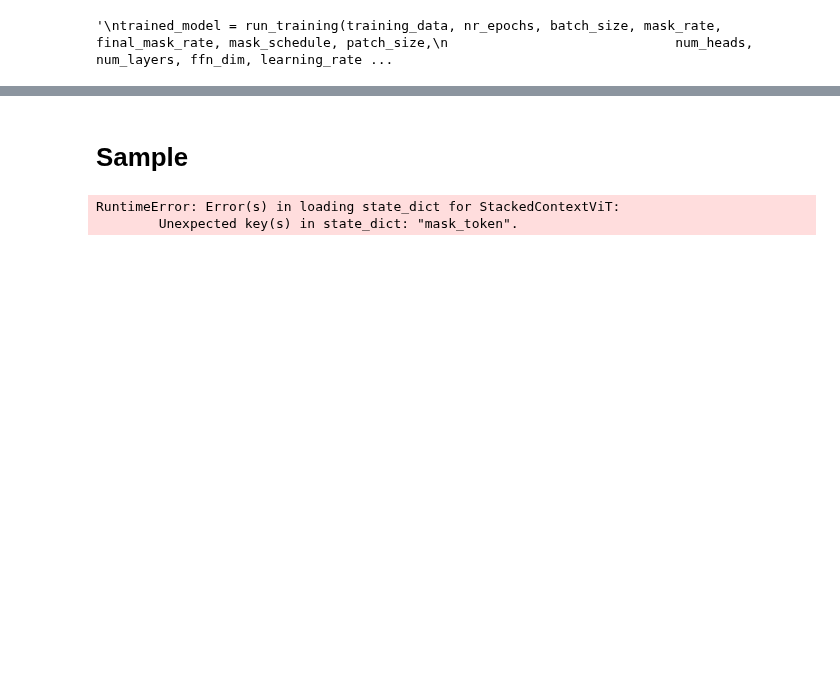
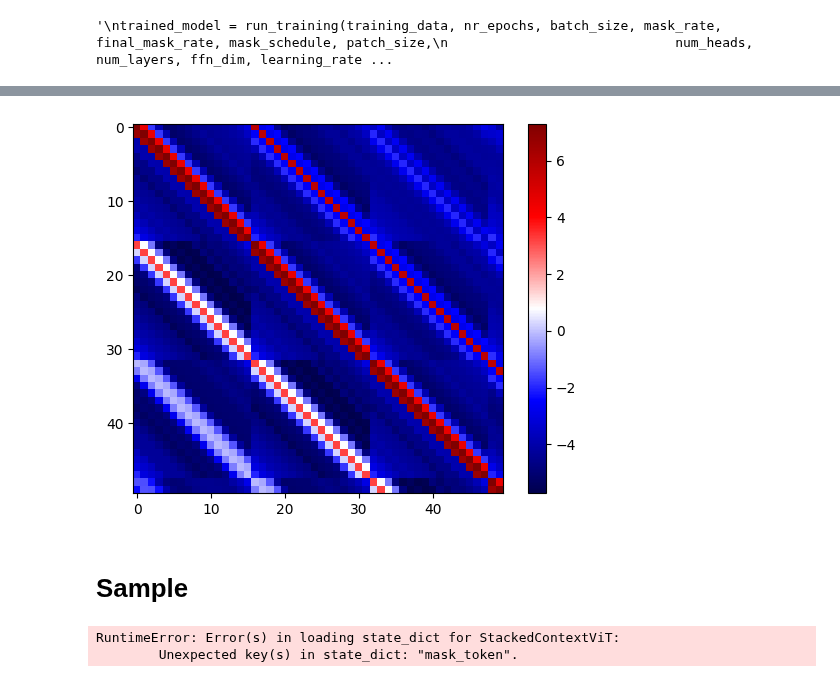
Before and after one commit to OscarOvanger/GeoDecepticon, a Jupyter notebook: ViT_notebook.ipynb, the cells around one changed output, grey strips where cells are left out. Saved outputs shown, nothing was run; the diff lists cells and outputs as text; code cells hidden in the pictures; blank space fills up the shorter version.

```diff
--- a/ViT_notebook.ipynb
+++ b/ViT_notebook.ipynb
@@ -138,0 +456,13 @@ trained_model = run_training(training_data, nr_epochs, batch_size, mask_rate, fi
+# %%
+model.to(device)
+model.vocab = model.vocab.to(device)
+model.mask_token = model.mask_token.to(device)
+reverse_manhattan_images = []
+reverse_manhattan_lls = []
+for i in range(10):
+  images,ll = generate_images_batch(model, patch_size, image_size=H, batch_size=100,device=device,
+                          condition_indices=flattened_condition_indices, condition_values=condition_values_new,
+                          generation_order="inverse manhattan")
+  images = images.cpu().detach().numpy()
+  reverse_manhattan_images.append(images)
+  reverse_manhattan_lls.append(ll)
@@ -139,3 +742,42 @@ trained_model = run_training(training_data, nr_epochs, batch_size, mask_rate, fi
+# %%
+import torch
+
+def stationary_to_full(rel_bias_table: torch.Tensor) -> torch.Tensor:
+    """
+    rel_bias_table: (2G-1, 2G-1) tensor of stationary biases
+    returns: (G*G, G*G) full covariance matrix
+    """
+    # recover G
+    D = rel_bias_table.shape[0]
+    assert D % 2 == 1, "table must be odd-sized"
+    G = (D + 1) // 2       # e.g. D=31 -> G=16
+    N = G * G              # 256
+
+    # compute patch grid coordinates 0..G-1
+    idx = torch.arange(N)
+    rows = idx // G        # shape (N,)
+    cols = idx %  G        # shape (N,)
+
+    # pairwise differences dr, dc in [-(G-1) .. (G-1)]
+    dr = rows[:, None] - rows[None, :]   # (N, N)
+    dc = cols[:, None] - cols[None, :]   # (N, N)
+
+    # shift to [0 .. 2G-2] to index into rel_bias_table
+    ir = dr + (G - 1)    # now in [0 .. 2G-2]
+    ic = dc + (G - 1)
+
+    # gather
+    full = rel_bias_table[ir, ic]  # (N, N)
+    return full
+
+# example:
+rel31 = model.rel_bias_table.cpu().detach().numpy()    # your learned table
+full256 = stationary_to_full(rel31)
+plt.imshow(full256[:50,:50],cmap="seismic")  # torch.Size([256, 256])
+plt.colorbar()
+plt.show()
+# %% [output]
+[figure, added]
 # %% [markdown]
 # Sample
 # %%
```
Also changed, not shown: parts of 13 cells of this notebook.
